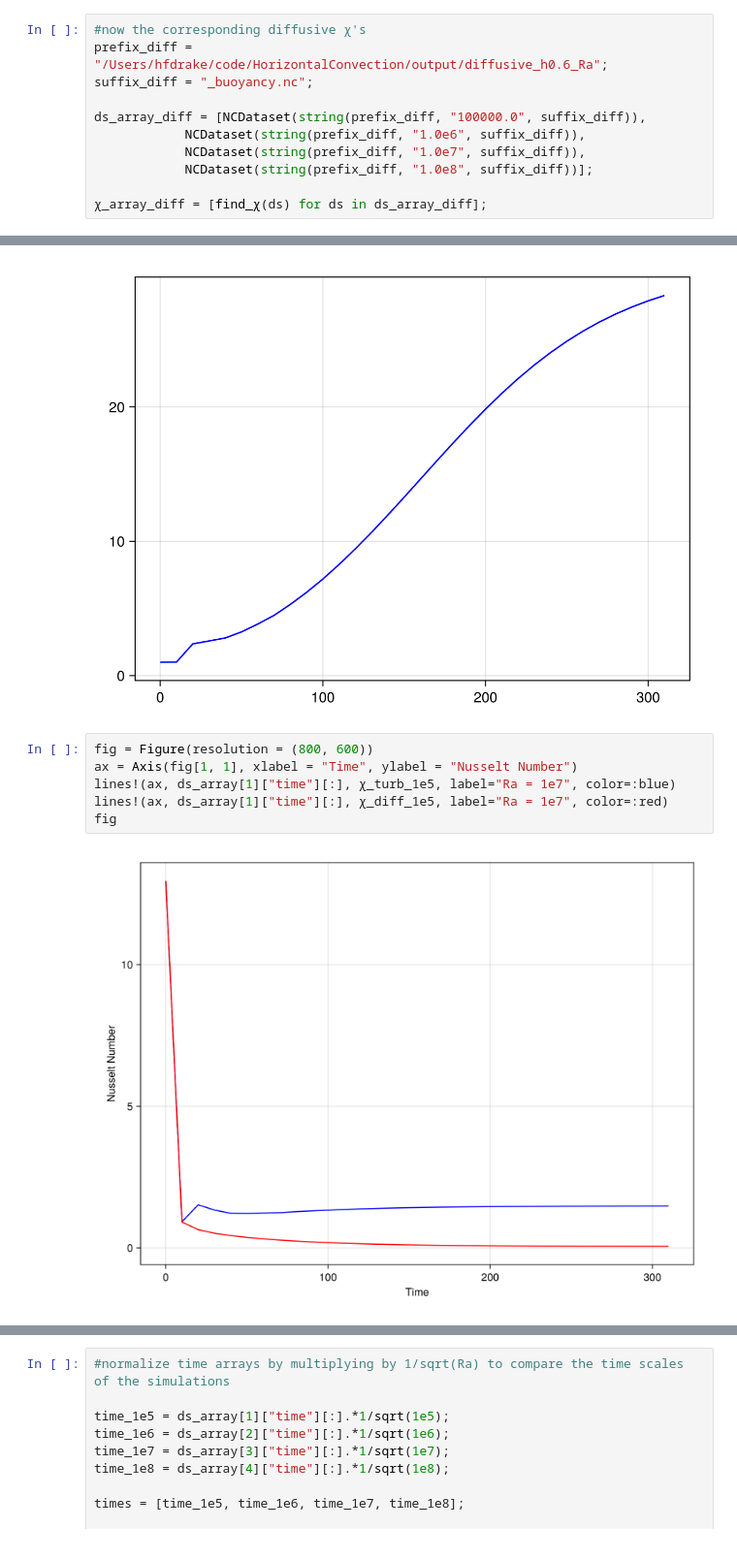
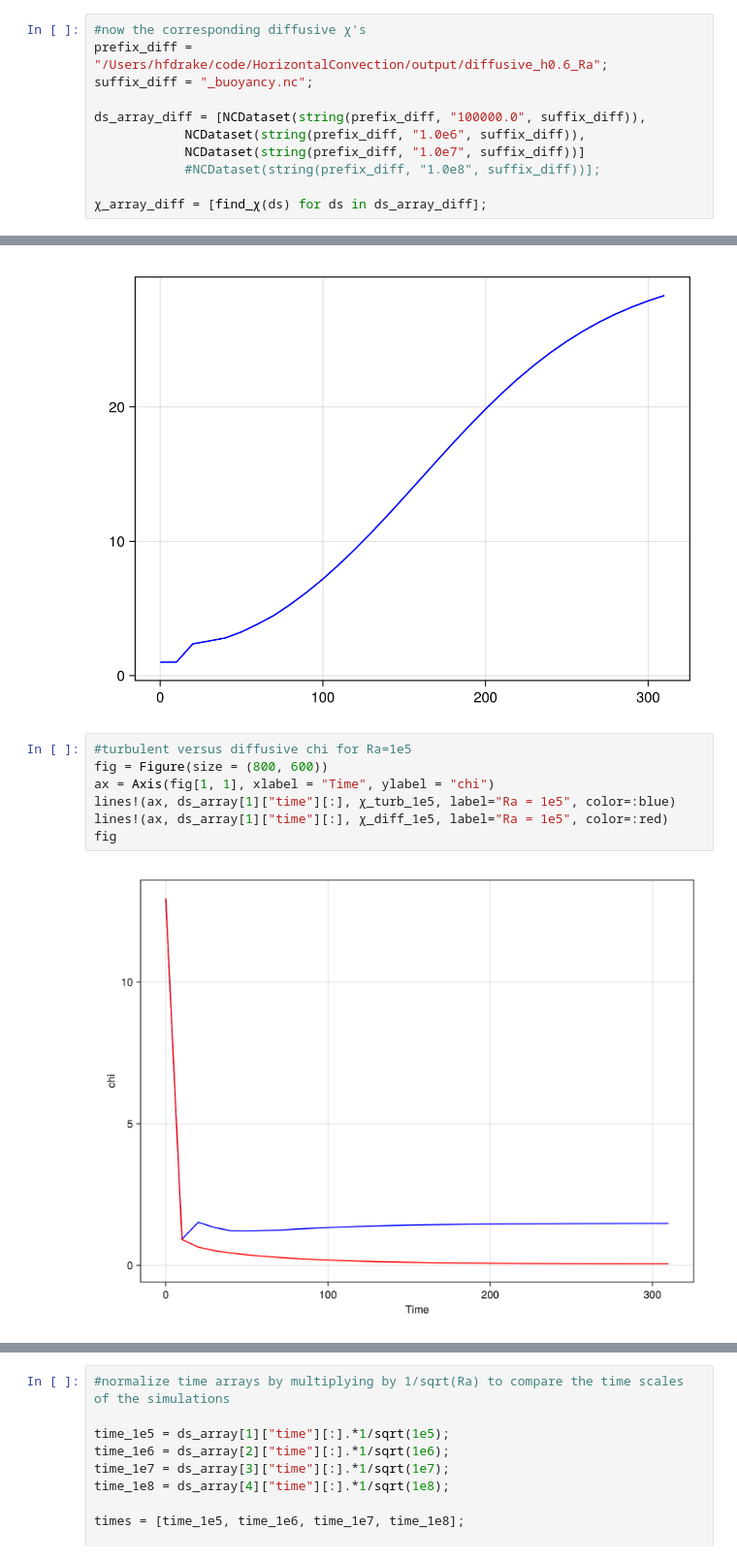
Before and after one commit to ikeshwani/HorizontalConvection, a Jupyter notebook: notebooks/VariableRayleighAnalysis.ipynb, the cells around one changed output, grey strips where cells are left out. Shown at 97% size. Drawn from its saved outputs; the diff is of its cells as text.

```diff
--- a/notebooks/VariableRayleighAnalysis.ipynb
+++ b/notebooks/VariableRayleighAnalysis.ipynb
@@ -63,8 +81,8 @@ suffix_diff = "_buoyancy.nc";
 
 ds_array_diff = [NCDataset(string(prefix_diff, "100000.0", suffix_diff)),
             NCDataset(string(prefix_diff, "1.0e6", suffix_diff)),
-            NCDataset(string(prefix_diff, "1.0e7", suffix_diff)),
-            NCDataset(string(prefix_diff, "1.0e8", suffix_diff))];
+            NCDataset(string(prefix_diff, "1.0e7", suffix_diff))]
+            #NCDataset(string(prefix_diff, "1.0e8", suffix_diff))];
 
 χ_array_diff = [find_χ(ds) for ds in ds_array_diff];
 # %%
@@ -82,10 +118,11 @@ lines(ds_array[1]["time"][:], Nusselt_1e5, label="Ra = 1e5", color=:blue)
 # %% [output]
 [figure]
 # %%
-fig = Figure(resolution = (800, 600))
-ax = Axis(fig[1, 1], xlabel = "Time", ylabel = "Nusselt Number")
-lines!(ax, ds_array[1]["time"][:], χ_turb_1e5, label="Ra = 1e7", color=:blue)
-lines!(ax, ds_array[1]["time"][:], χ_diff_1e5, label="Ra = 1e7", color=:red)
+#turbulent versus diffusive chi for Ra=1e5
+fig = Figure(size = (800, 600))
+ax = Axis(fig[1, 1], xlabel = "Time", ylabel = "chi")
+lines!(ax, ds_array[1]["time"][:], χ_turb_1e5, label="Ra = 1e5", color=:blue)
+lines!(ax, ds_array[1]["time"][:], χ_diff_1e5, label="Ra = 1e5", color=:red)
 fig
 # %% [output]
-[figure, old version]
+[figure, new version]
```
Also changed, not shown: parts of 10 cells of this notebook.
